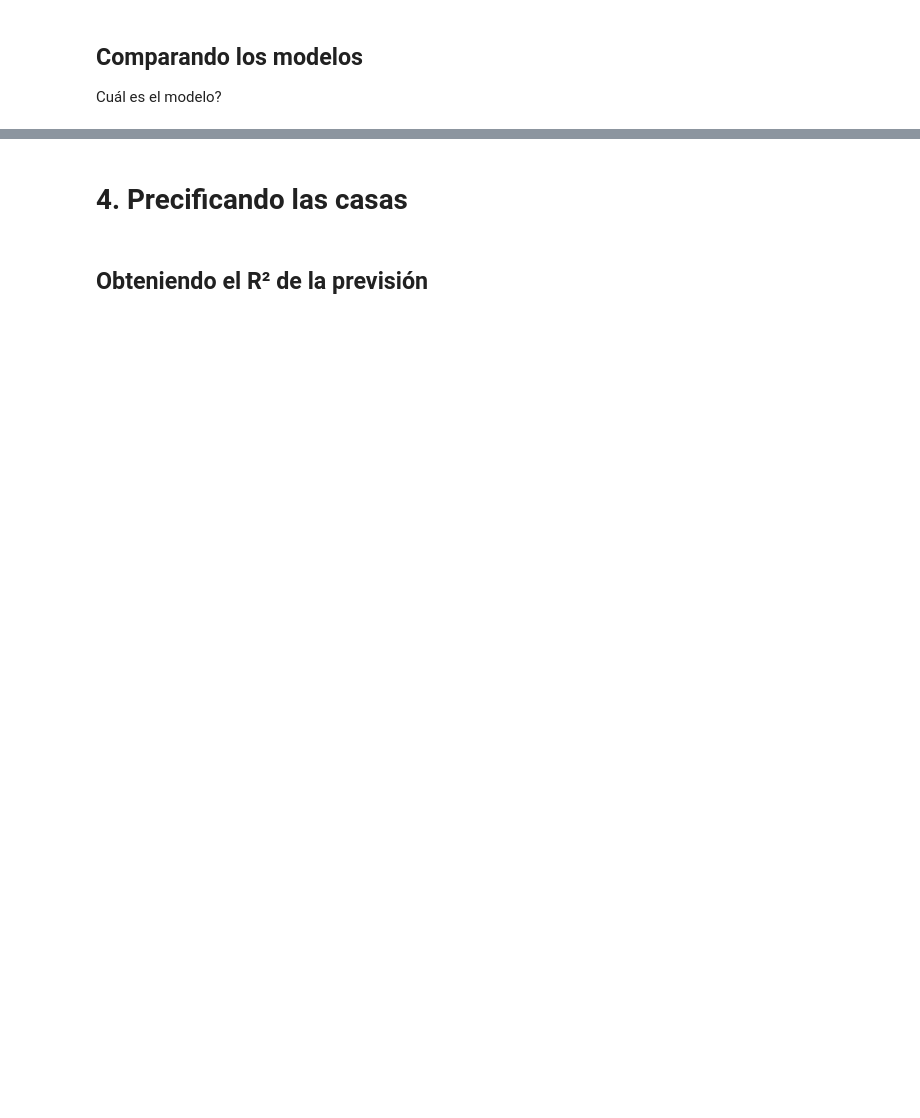
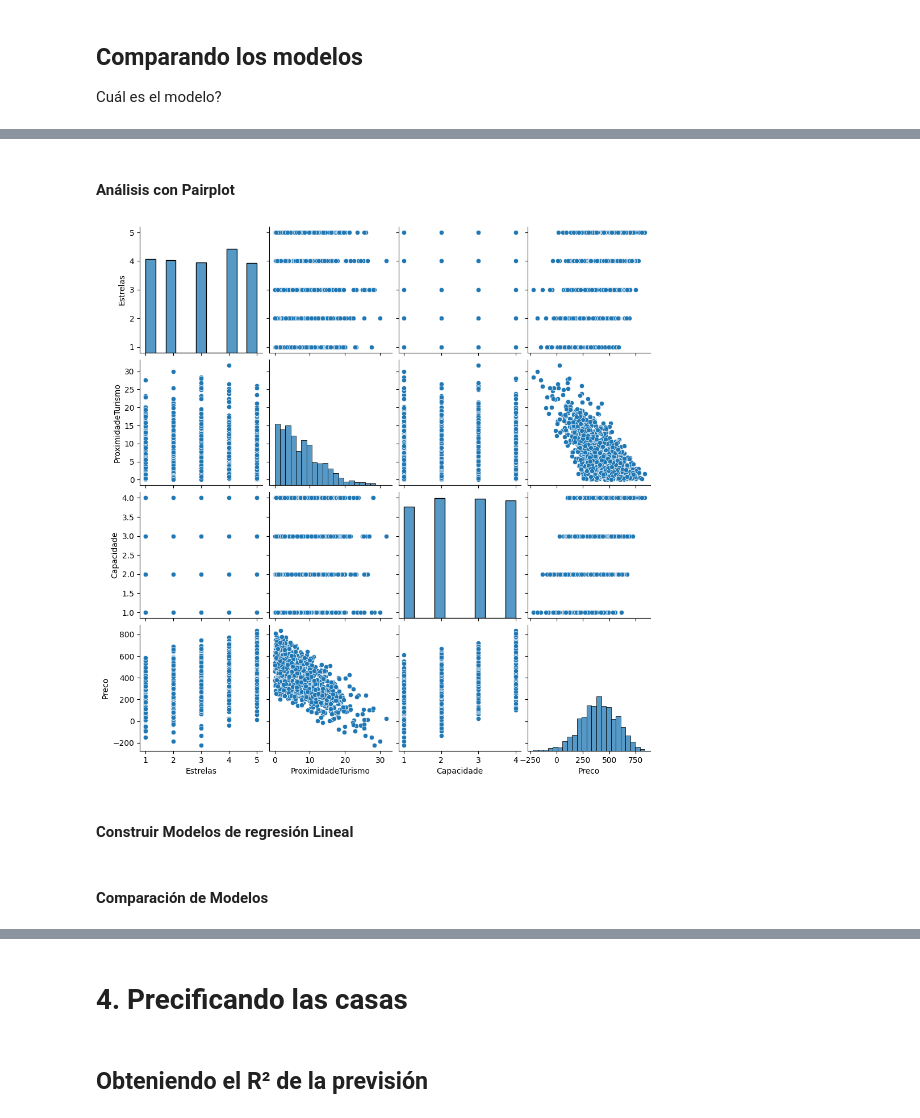
Before and after one commit to Starleen1996/Machine-Learning, a Jupyter notebook: precios_de_inmuebles_regresion_lineal.ipynb, the cells around one changed output, grey strips where cells are left out. Cells and saved outputs as stored; diff of their text form; code cells hidden in the pictures; blank space fills up the shorter version.

```diff
--- a/precios_de_inmuebles_regresion_lineal.ipynb
+++ b/precios_de_inmuebles_regresion_lineal.ipynb
@@ -386,0 +474,3 @@ Cuál es el modelo?
+# %%
+df= pd.read_csv('/content/hoteis.csv')
+df.head()
@@ -386,0 +484,12 @@ Cuál es el modelo?
+# %% [markdown]
+#### Análisis con Pairplot
+# %%
+import seaborn as sns
+import matplotlib.pyplot as plt
+
+sns.pairplot(df)
+plt.show()
+# %% [output]
+[figure, added]
+# %% [markdown]
+#### Construir Modelos de regresión Lineal
@@ -386,0 +514,2 @@ Cuál es el modelo?
+# %% [markdown]
+#### Comparación de Modelos
```
Also changed, not shown: parts of 19 cells of this notebook.
